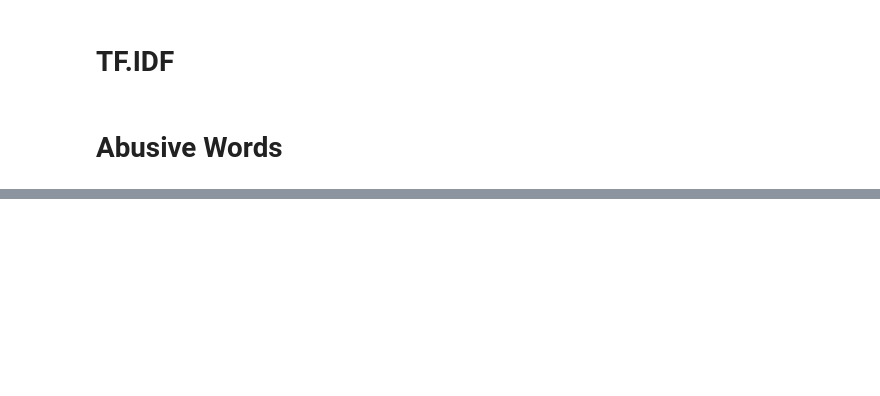
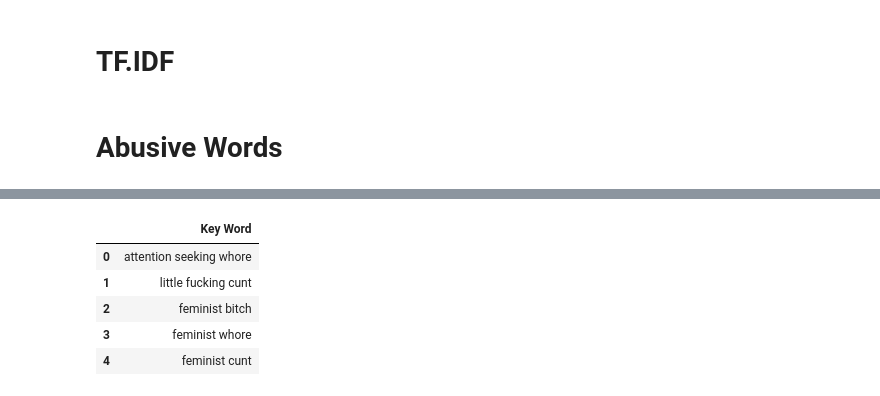
Before and after one commit to tcbegley/hack4charity, a Jupyter notebook: notebooks/Text Analysis .ipynb, the cells around one changed output, grey strips where cells are left out. Saved outputs shown, nothing was run; the diff lists cells and outputs as text; code cells hidden in the pictures; blank space fills up the shorter version.

```diff
--- a/notebooks/Text Analysis .ipynb
+++ b/notebooks/Text Analysis .ipynb
@@ -79,2 +115,9 @@ words
 # %%
-words
+words.head()
+# %% [output]
+|  | Key Word |
+| 0 | attention seeking whore |
+| 1 | little fucking cunt |
+| 2 | feminist bitch |
+| 3 | feminist whore |
+| 4 | feminist cunt |
```
Also changed, not shown: parts of 13 cells of this notebook.
